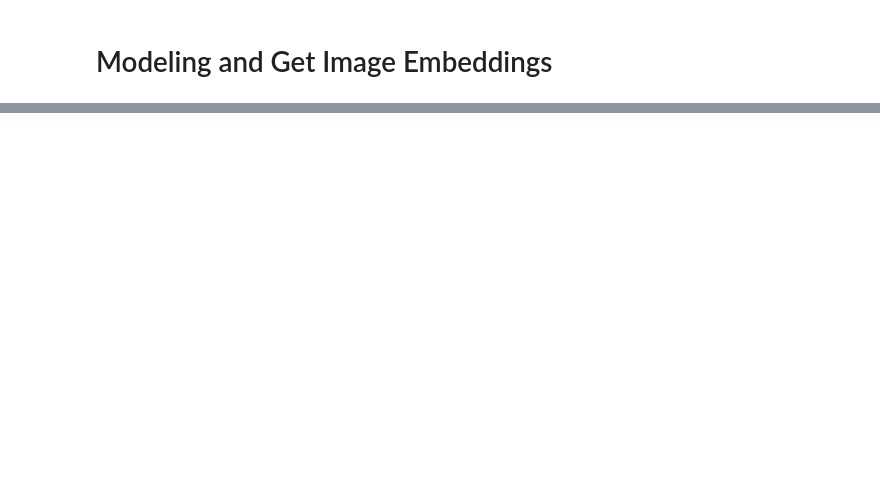
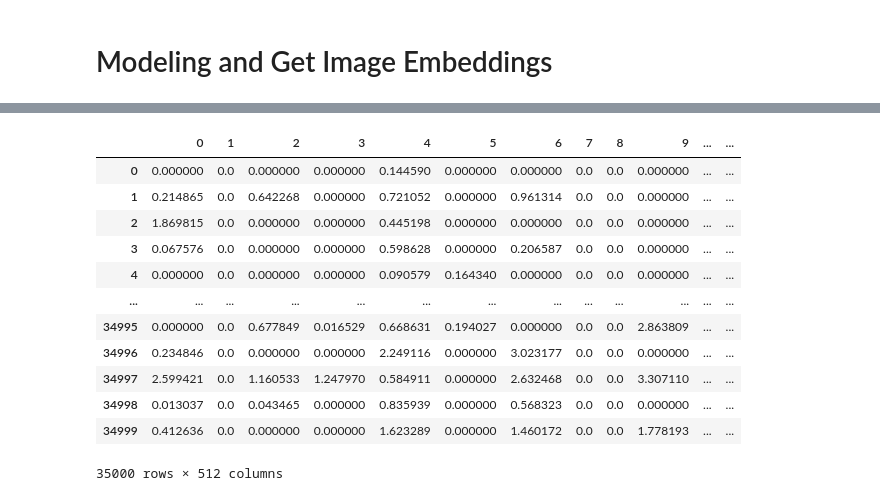
Before and after one commit to SpringBoard-Batch02-AIStylist/AI-Stylish-Group-9-Manoj-kumar-, a Jupyter notebook: PreProcessing.ipynb, the cells around one changed output, grey strips where cells are left out. Saved outputs shown, nothing was run; the diff lists cells and outputs as text; code cells hidden in the pictures; blank space fills up the shorter version.

```diff
--- a/PreProcessing.ipynb
+++ b/PreProcessing.ipynb
@@ -1180,7 +1209,7 @@ _________________________________________________________________
 # %%
 def img_path(img):
     """ Take image name(id) and return the complete path of it """
-    return path + 'images/' + img
+    return path + 'images//' + img
 def predict(model, img_name):
     """ Load and preprocess image then make prediction """
     # Reshape
@@ -1190,4 +1219,5 @@ def predict(model, img_name):
     #Expand Dim (1, w, h)
     img = np.expand_dims(img, axis=0)
     #Pre Process Input
+    img = preprocess_input(img)
     return model.predict(img)
@@ -1206,0 +1253,16 @@ NameError: name 'df' is not defined
+# %%
+df_embeddings
+# %% [output]
+|  | 0 | 1 | 2 | 3 | 4 | 5 | 6 | 7 | 8 | 9 | ... | ... |
+| 0 | 0.000000 | 0.0 | 0.000000 | 0.000000 | 0.144590 | 0.000000 | 0.000000 | 0.0 | 0.0 | 0.000000 | ... | ... |
+| 1 | 0.214865 | 0.0 | 0.642268 | 0.000000 | 0.721052 | 0.000000 | 0.961314 | 0.0 | 0.0 | 0.000000 | ... | ... |
+| 2 | 1.869815 | 0.0 | 0.000000 | 0.000000 | 0.445198 | 0.000000 | 0.000000 | 0.0 | 0.0 | 0.000000 | ... | ... |
+| 3 | 0.067576 | 0.0 | 0.000000 | 0.000000 | 0.598628 | 0.000000 | 0.206587 | 0.0 | 0.0 | 0.000000 | ... | ... |
+| 4 | 0.000000 | 0.0 | 0.000000 | 0.000000 | 0.090579 | 0.164340 | 0.000000 | 0.0 | 0.0 | 0.000000 | ... | ... |
+| ... | ... | ... | ... | ... | ... | ... | ... | ... | ... | ... | ... | ... |
+| 34995 | 0.000000 | 0.0 | 0.677849 | 0.016529 | 0.668631 | 0.194027 | 0.000000 | 0.0 | 0.0 | 2.863809 | ... | ... |
+| 34996 | 0.234846 | 0.0 | 0.000000 | 0.000000 | 2.249116 | 0.000000 | 3.023177 | 0.0 | 0.0 | 0.000000 | ... | ... |
+| 34997 | 2.599421 | 0.0 | 1.160533 | 1.247970 | 0.584911 | 0.000000 | 2.632468 | 0.0 | 0.0 | 3.307110 | ... | ... |
+| 34998 | 0.013037 | 0.0 | 0.043465 | 0.000000 | 0.835939 | 0.000000 | 0.568323 | 0.0 | 0.0 | 0.000000 | ... | ... |
+| 34999 | 0.412636 | 0.0 | 0.000000 | 0.000000 | 1.623289 | 0.000000 | 1.460172 | 0.0 | 0.0 | 1.778193 | ... | ... |
+35000 rows × 512 columns
```
Also changed, not shown: parts of 62 cells of this notebook.
